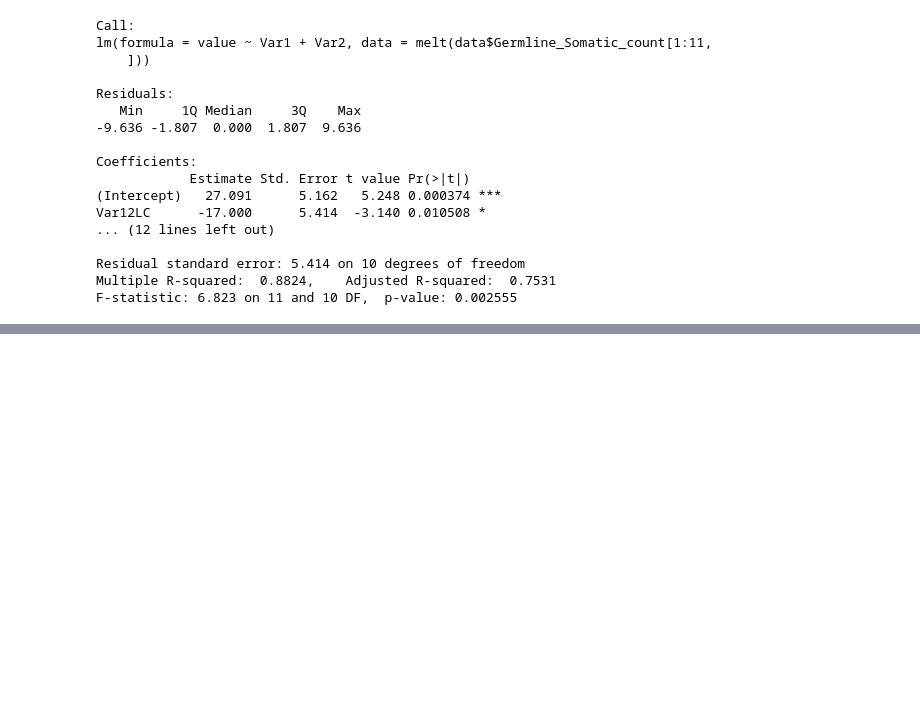
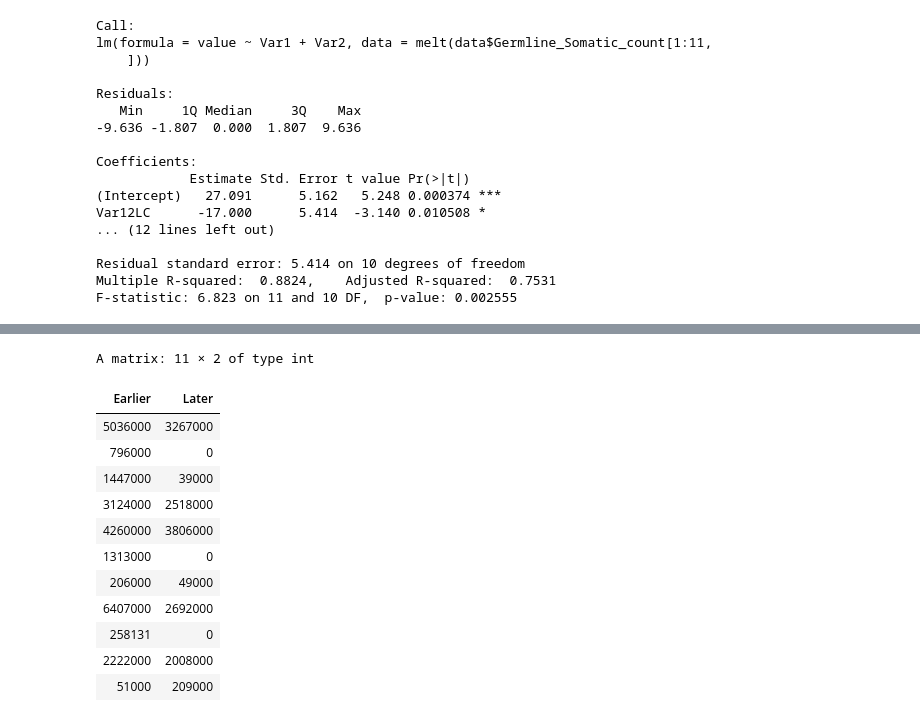
Before and after one commit to ringw/Upd-Germline-Genomics, a Jupyter notebook: reports/Repli-Significance-Report.ipynb, the cells around one changed output, grey strips where cells are left out. Cells and saved outputs as stored; diff of their text form; code cells hidden in the pictures; blank space fills up the shorter version.

```diff
--- a/reports/Repli-Significance-Report.ipynb
+++ b/reports/Repli-Significance-Report.ipynb
@@ -1578,2 +1213,18 @@ bar_data <- peaks %>%
 #   Germline_S2[2] <int>, Somatic_Kc167 <int[,2]>, Somatic_S2 <int[,2]>,
 #   Kc167_S2 <int[,2]>
+# %%
+bar_data[[1]]
+# %% [output]
+A matrix: 11 × 2 of type int
+| Earlier | Later |
+| 5036000 | 3267000 |
+| 796000 | 0 |
+| 1447000 | 39000 |
+| 3124000 | 2518000 |
+| 4260000 | 3806000 |
+| 1313000 | 0 |
+| 206000 | 49000 |
+| 6407000 | 2692000 |
+| 258131 | 0 |
+| 2222000 | 2008000 |
+| 51000 | 209000 |
```
Also changed, not shown: parts of 71 cells of this notebook.
